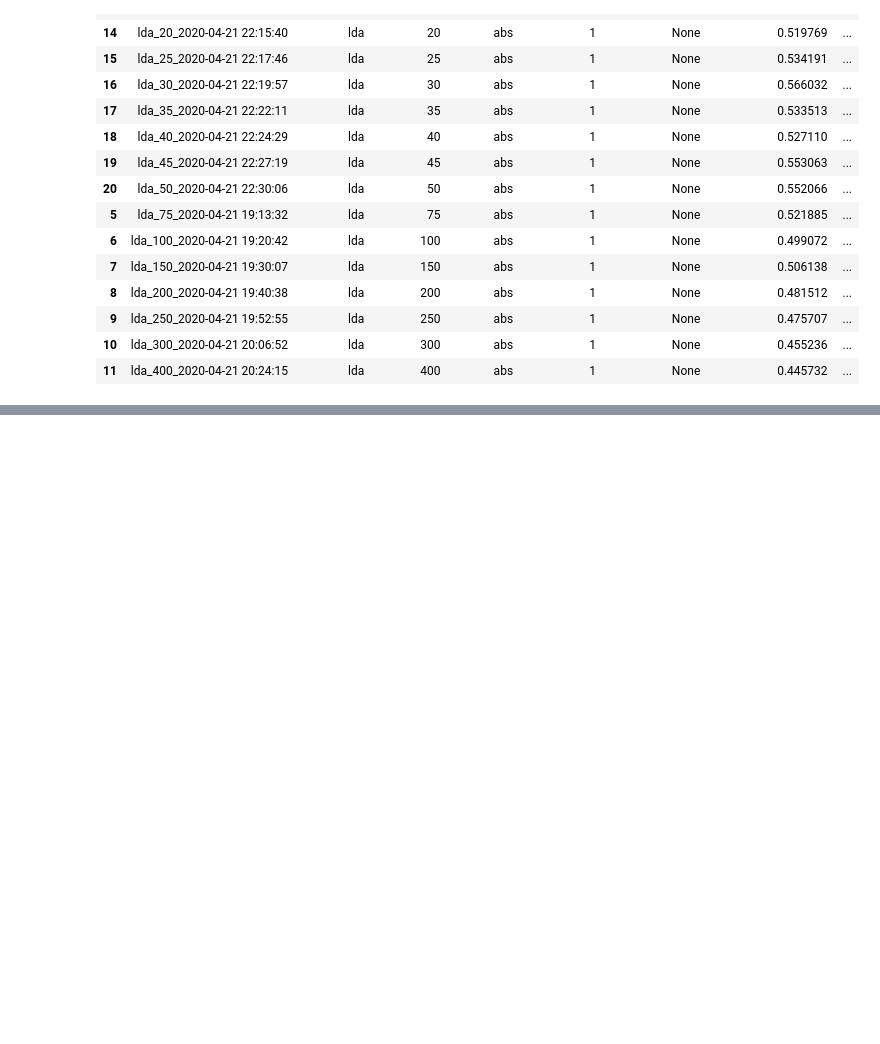
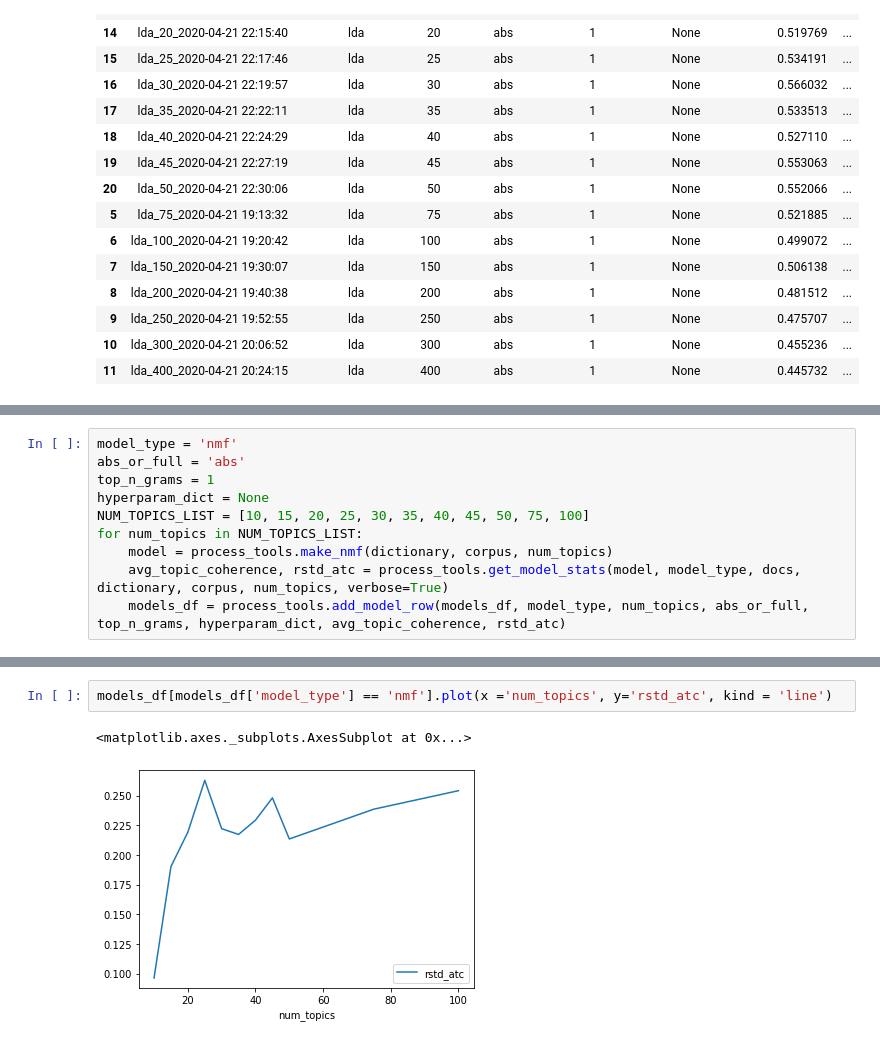
Before and after one commit to kmirijan/ML-COVID-CORD, a Jupyter notebook: Streamline_Modeling.ipynb, the cells around one changed output, grey strips where cells are left out. Cells and saved outputs as stored; diff of their text form; blank space fills up the shorter version.

Commit message:
Done With All Models and Charts

```diff
--- a/Streamline_Modeling.ipynb
+++ b/Streamline_Modeling.ipynb
@@ -229,3 +229,13 @@ models_df[models_df['num_topics'] <= 50].plot(x ='num_topics', y='avg_topic_cohe
 # %% [output]
 <matplotlib.axes._subplots.AxesSubplot at 0x...>
 [figure]
+# %%
+model_type = 'nmf'
+abs_or_full = 'abs'
+top_n_grams = 1
+hyperparam_dict = None
+NUM_TOPICS_LIST = [10, 15, 20, 25, 30, 35, 40, 45, 50, 75, 100]
+for num_topics in NUM_TOPICS_LIST:
+    model = process_tools.make_nmf(dictionary, corpus, num_topics)
+    avg_topic_coherence, rstd_atc = process_tools.get_model_stats(model, model_type, docs, dictionary, corpus, num_topics, verbose=True)
+    models_df = process_tools.add_model_row(models_df, model_type, num_topics, abs_or_full, top_n_grams, hyperparam_dict, avg_topic_coherence, rstd_atc)
@@ -231,0 +260,5 @@ models_df[models_df['num_topics'] <= 50].plot(x ='num_topics', y='avg_topic_cohe
+# %%
+models_df[models_df['model_type'] == 'nmf'].plot(x ='num_topics', y='rstd_atc', kind = 'line')
+# %% [output]
+<matplotlib.axes._subplots.AxesSubplot at 0x...>
+[figure, added]
```
Also changed, not shown: parts of 16 cells of this notebook, 4 other files.
